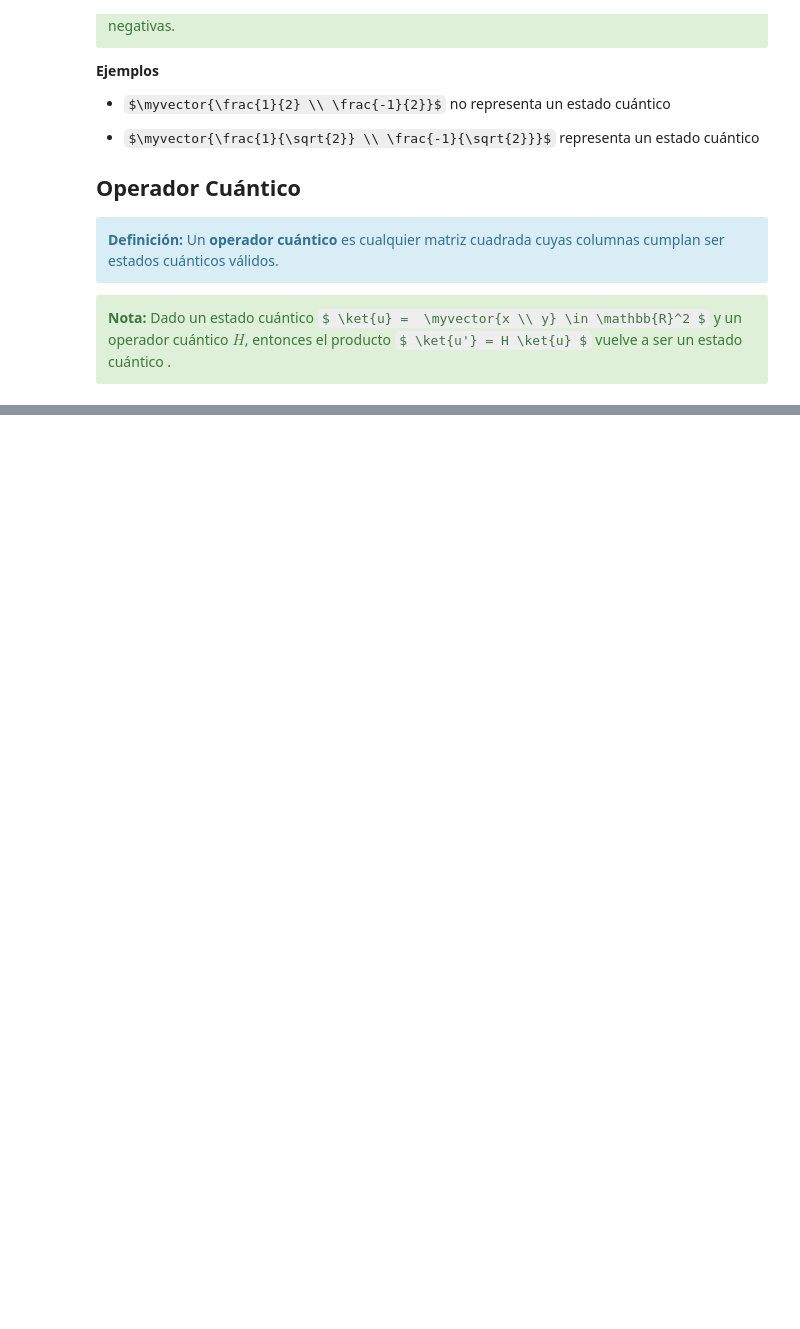
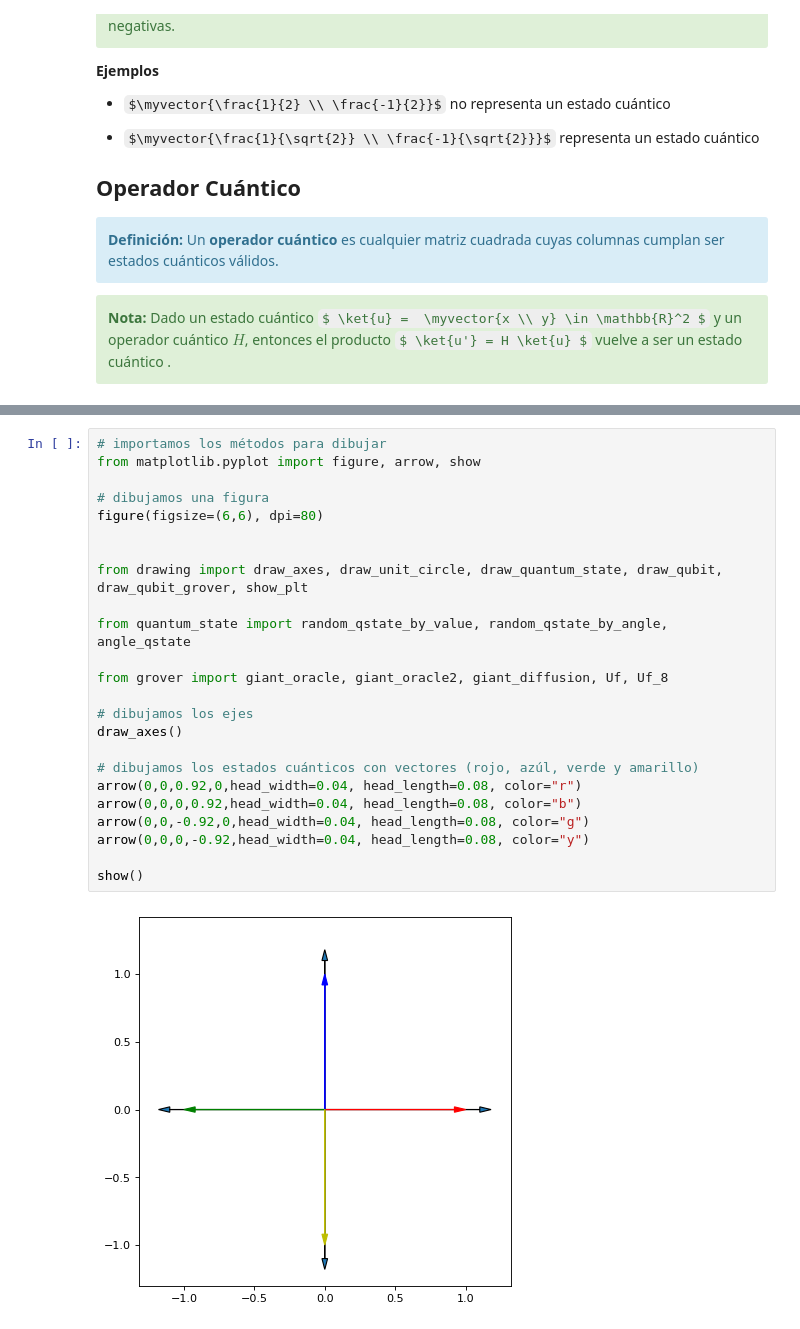
Before and after one commit to JoulesCH/computacion-cuantica, a Jupyter notebook: Charla-CIC Computación Cuántica.ipynb, the cells around one changed output, grey strips where cells are left out. Saved outputs shown, nothing was run; the diff lists cells and outputs as text; some formulas as TeX source; blank space fills up the shorter version.

```diff
--- a/Charla-CIC Computación Cuántica.ipynb
+++ b/Charla-CIC Computación Cuántica.ipynb
@@ -719,0 +723,26 @@ Notamos que este resultado vuelve a ser un estado probabilistico. Intentamos aho
+# %%
+# importamos los métodos para dibujar
+from matplotlib.pyplot import figure, arrow, show
+
+# dibujamos una figura
+figure(figsize=(6,6), dpi=80)
+
+
+from drawing import draw_axes, draw_unit_circle, draw_quantum_state, draw_qubit, draw_qubit_grover, show_plt
+
+from quantum_state import random_qstate_by_value, random_qstate_by_angle, angle_qstate
+
+from grover import giant_oracle, giant_oracle2, giant_diffusion, Uf, Uf_8
+
+# dibujamos los ejes
+draw_axes()
+
+# dibujamos los estados cuánticos con vectores (rojo, azúl, verde y amarillo)
+arrow(0,0,0.92,0,head_width=0.04, head_length=0.08, color="r")
+arrow(0,0,0,0.92,head_width=0.04, head_length=0.08, color="b")
+arrow(0,0,-0.92,0,head_width=0.04, head_length=0.08, color="g")
+arrow(0,0,0,-0.92,head_width=0.04, head_length=0.08, color="y")
+
+show()
+# %% [output]
+[figure, added]
```
Also changed, not shown: parts of 25 cells of this notebook.
